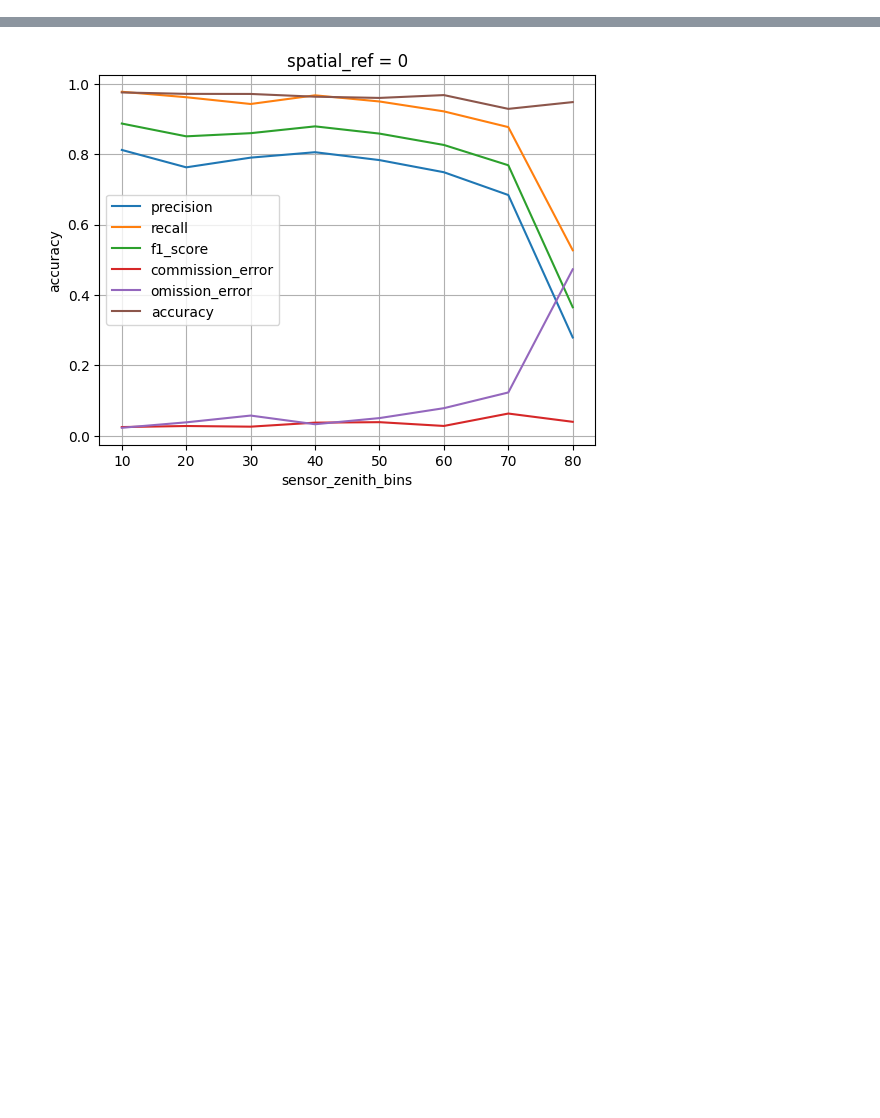
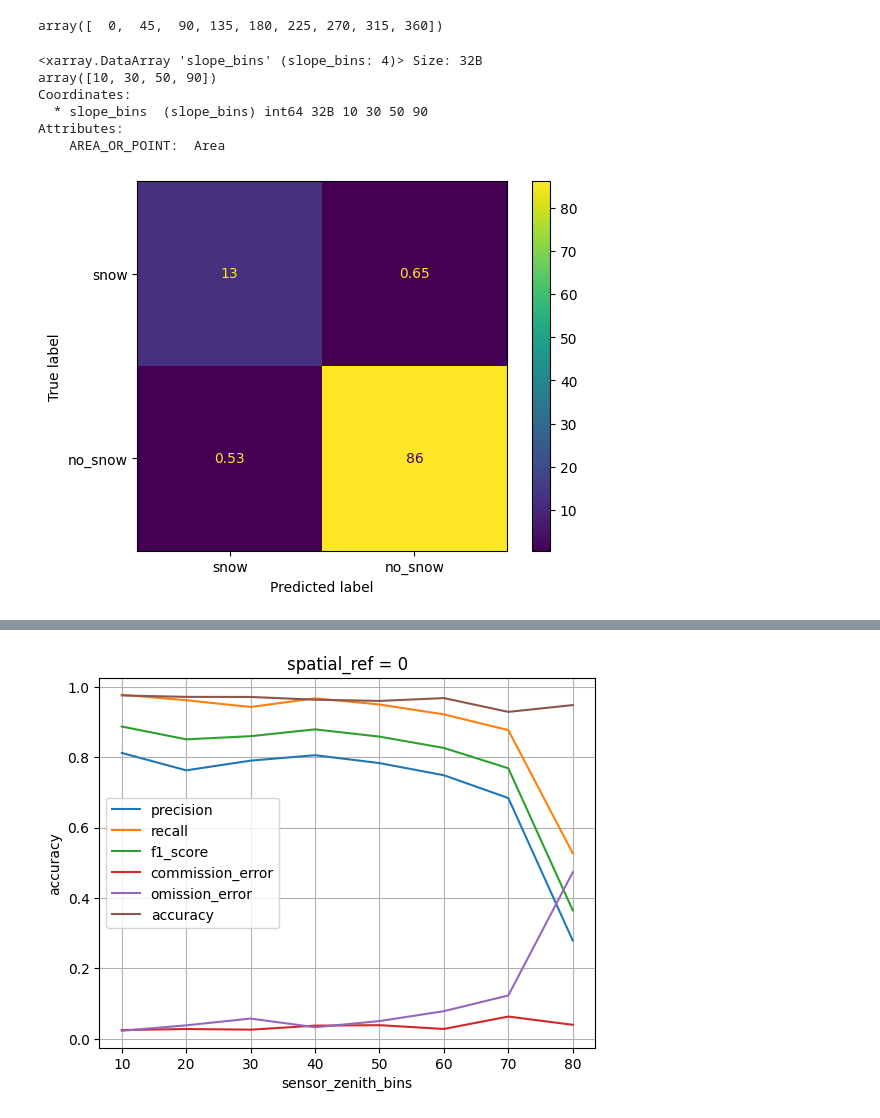
Before and after one commit to nicolaimpe/viirsnow, a Jupyter notebook: notebooks/accuracy.ipynb, the cells around one changed output, grey strips where cells are left out. Drawn from its saved outputs; the diff is of its cells as text; code cells hidden in the pictures; blank space fills up the shorter version.

```diff
--- a/notebooks/accuracy.ipynb
+++ b/notebooks/accuracy.ipynb
@@ -6,3 +6,22 @@ analysis_folder = '/home/imperatoren/work/VIIRS_S2_comparison/viirsnow/output_fo
 nasa_l3_metrics_ds = xr.open_dataset(f"{analysis_folder}/confusion_table_WY_2023_2024_SNPP_nasa_l3_res_375m.nc", decode_cf=True)
 mf_metrics_ds = xr.open_dataset(f"{analysis_folder}/confusion_table_WY_2023_2024_SNPP_meteofrance_l3_res_375m.nc", decode_cf=True)
 nasa_pseudo_l3_metrics_ds = xr.open_dataset(f"{analysis_folder}/confusion_table_WY_2023_2024_SNPP_nasa_pseudo_l3_res_375m.nc", decode_cf=True)
+# %%
+import numpy as np
+np.arange(0, 370, 45)
+# %% [output]
+array([  0,  45,  90, 135, 180, 225, 270, 315, 360])
+# %%
+mf_metrics_ds.slope_bins
+# %% [output]
+<xarray.DataArray 'slope_bins' (slope_bins: 4)> Size: 32B
+array([10, 30, 50, 90])
+Coordinates:
+  * slope_bins  (slope_bins) int64 32B 10 30 50 90
+Attributes:
+    AREA_OR_POINT:  Area
+# %%
+mf_metrics_ds = xr.open_dataset(f"{analysis_folder}/confusion_table_WY_2023_2024_SNPP_meteofrance_l3_res_375m.nc", decode_cf=True)
+plot_confusion_table(mf_metrics_ds.sel(slope_bins=mf_metrics_ds.slope_bins[1]))
+# %% [output]
+[figure, added]
```
Also changed, not shown: parts of 8 cells of this notebook, 6 other files.
